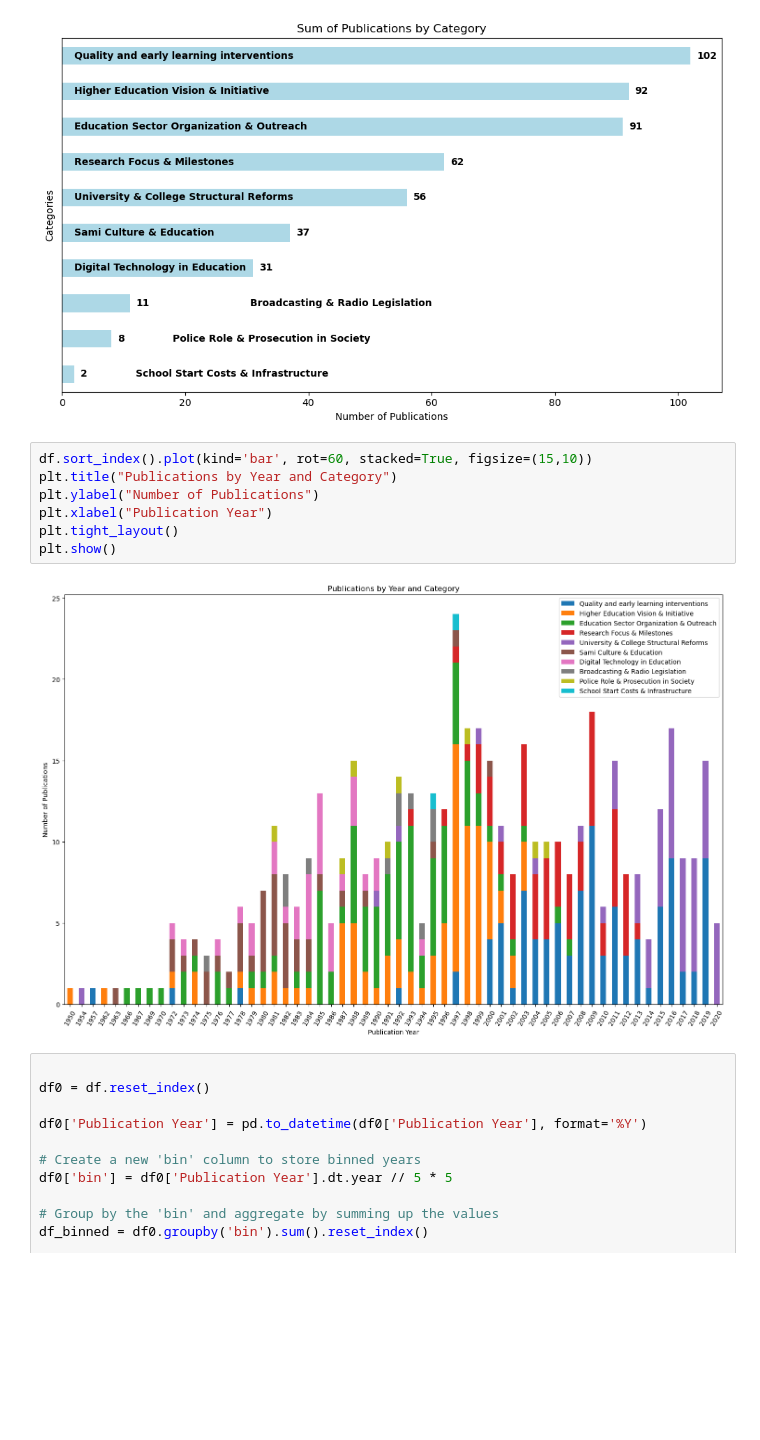
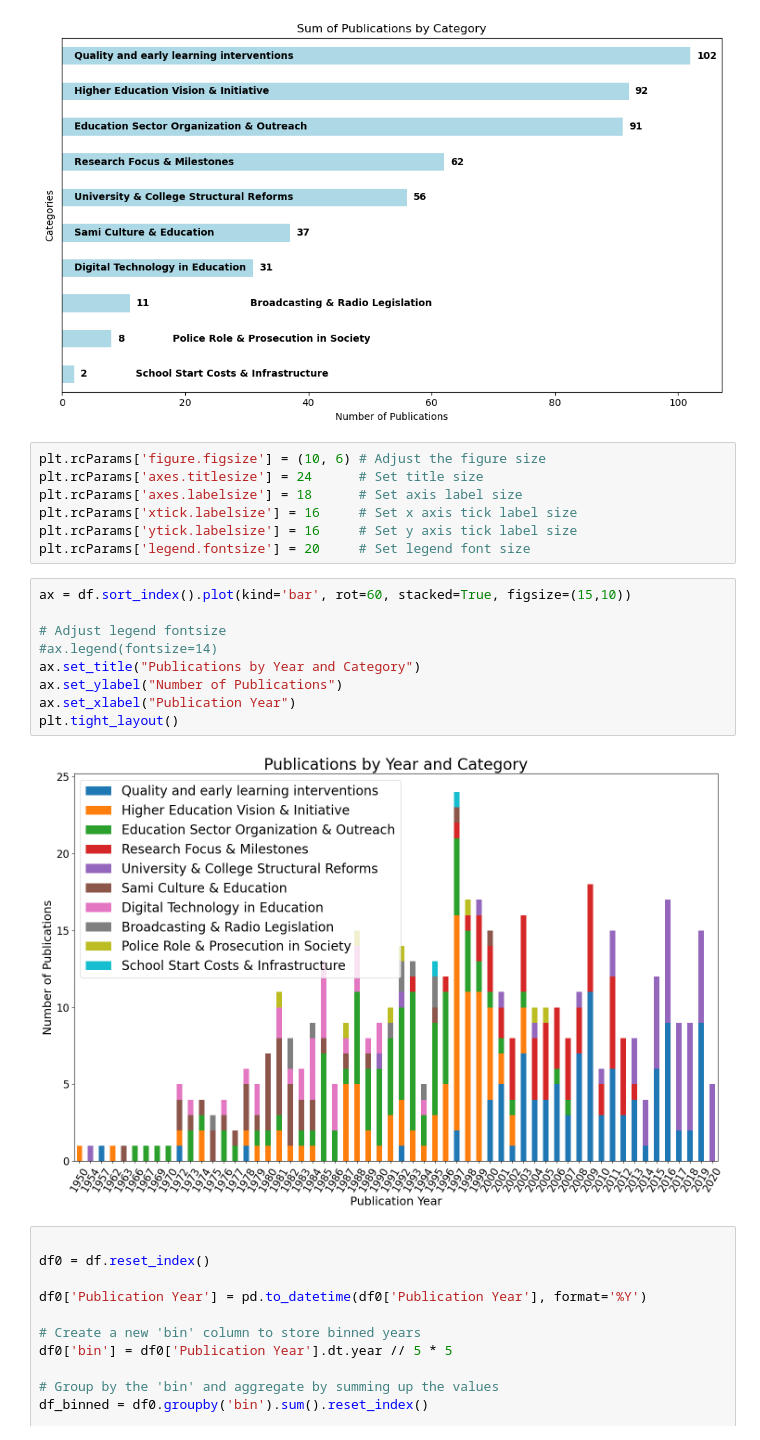
Before and after one commit to Yoonsen/ECER2023, a Jupyter notebook: Polnet_analysis_leiden.ipynb, the cells around one changed output. Drawn from its saved outputs; the diff is of its cells as text; blank space fills up the shorter version.

```diff
--- a/Polnet_analysis_leiden.ipynb
+++ b/Polnet_analysis_leiden.ipynb
@@ -531,15 +537,24 @@ ax.set_ylabel("Categories")
 plt.tight_layout()
 # %% [output]
 [figure]
+# %%
+plt.rcParams['figure.figsize'] = (10, 6) # Adjust the figure size
+plt.rcParams['axes.titlesize'] = 24      # Set title size
+plt.rcParams['axes.labelsize'] = 18      # Set axis label size
+plt.rcParams['xtick.labelsize'] = 16     # Set x axis tick label size
+plt.rcParams['ytick.labelsize'] = 16     # Set y axis tick label size
+plt.rcParams['legend.fontsize'] = 20     # Set legend font size
 # %%
-df.sort_index().plot(kind='bar', rot=60, stacked=True, figsize=(15,10))
-plt.title("Publications by Year and Category")
-plt.ylabel("Number of Publications")
-plt.xlabel("Publication Year")
+ax = df.sort_index().plot(kind='bar', rot=60, stacked=True, figsize=(15,10))
+
+# Adjust legend fontsize
+#ax.legend(fontsize=14)
+ax.set_title("Publications by Year and Category")
+ax.set_ylabel("Number of Publications")
+ax.set_xlabel("Publication Year")
 plt.tight_layout()
-plt.show()
 # %% [output]
-[figure, old version]
+[figure, new version]
 # %%
 
 df0 = df.reset_index()
```
Also changed, not shown: parts of 28 cells of this notebook, 6 other files.
